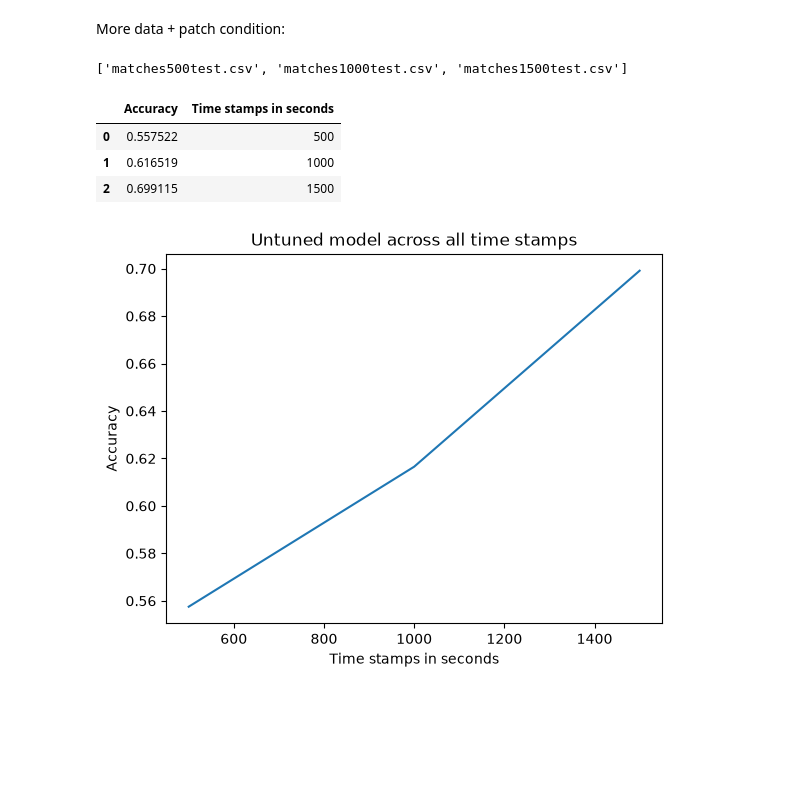
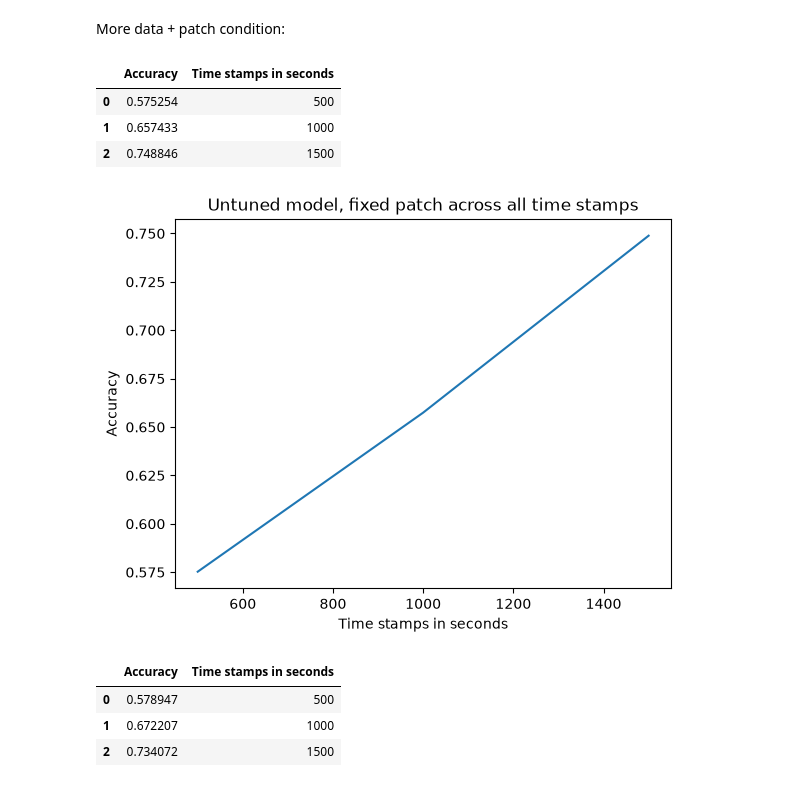
Before and after one commit to Lev1231254/MatchPredictorDeadlock, a Jupyter notebook: jupyter_notebooks/test models.ipynb, the cells around one changed output. Saved outputs shown, nothing was run; the diff lists cells and outputs as text; code cells hidden in the pictures; blank space fills up the shorter version.

Commit message:
refactor: clean test models.ipynb. Turn testing into 1 function

```diff
--- a/jupyter_notebooks/test models.ipynb
+++ b/jupyter_notebooks/test models.ipynb
@@ -45,32 +46,25 @@ _ = plt.title("Untuned model across all time stamps")
 # %% [markdown]
 More data + patch condition:
 # %%
-accuracies_fixed_patch = []
 
-data_test_filenames, model_filenames = tools.get_sorted_files("GBC", "raw")
-time_stamps = [tools.extract_match_timestamp(f) for f in data_test_filenames]
-
-pairs = list(zip(data_test_filenames, model_filenames))
-
-display(data_test_filenames)
-
-for data_test_filename, model_filename in pairs:
-
-    accuracy = tools.test_model_accuracy(data_test_filename, model_filename)
-    accuracies_fixed_patch.append(accuracy)
-
-accuracies_df_fixed_patch = pd.DataFrame({"Accuracy" : accuracies_fixed_patch, "Time stamps in seconds" : time_stamps})
+accuracies_df_fixed_patch = tools.get_sorted_accuracies("GBC", "raw")
 accuracies_df_fixed_patch
 # %% [output]
-['matches500test.csv', 'matches1000test.csv', 'matches1500test.csv']
 |  | Accuracy | Time stamps in seconds |
-| 0 | 0.557522 | 500 |
-| 1 | 0.616519 | 1000 |
-| 2 | 0.699115 | 1500 |
+| 0 | 0.575254 | 500 |
+| 1 | 0.657433 | 1000 |
+| 2 | 0.748846 | 1500 |
 # %%
-import seaborn as sns
-import matplotlib.pyplot as plt
 sns.lineplot(accuracies_df_fixed_patch, x="Time stamps in seconds", y="Accuracy")
-_ = plt.title("Untuned model across all time stamps")
+_ = plt.title("Untuned model, fixed patch across all time stamps")
 # %% [output]
-[figure, old version]
+[figure, new version]
+# %%
+
+accuracies_df_tuned = tools.get_sorted_accuracies("GBC", "tuned")
+accuracies_df_tuned
+# %% [output]
+|  | Accuracy | Time stamps in seconds |
+| 0 | 0.578947 | 500 |
+| 1 | 0.672207 | 1000 |
+| 2 | 0.734072 | 1500 |
```
Also changed, not shown: parts of 3 cells of this notebook, 11 other files.
